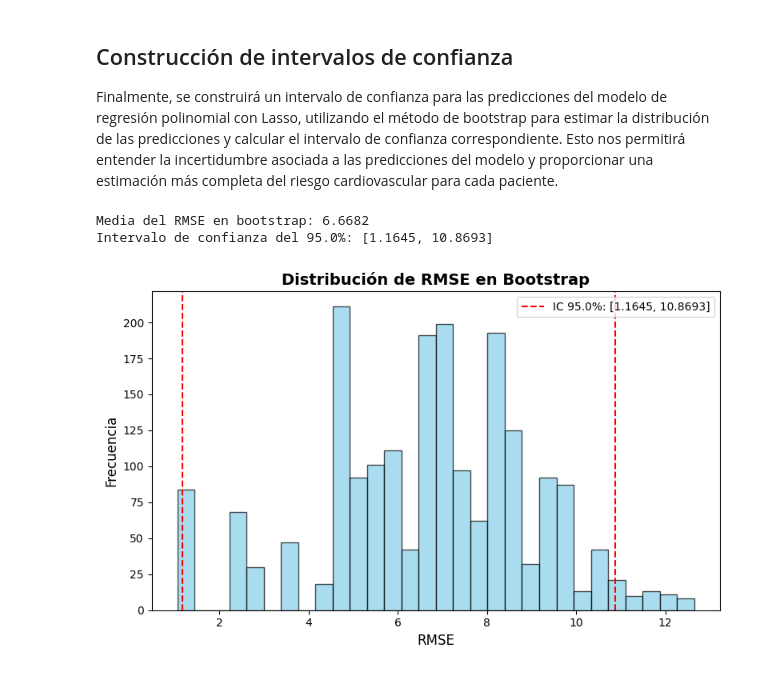
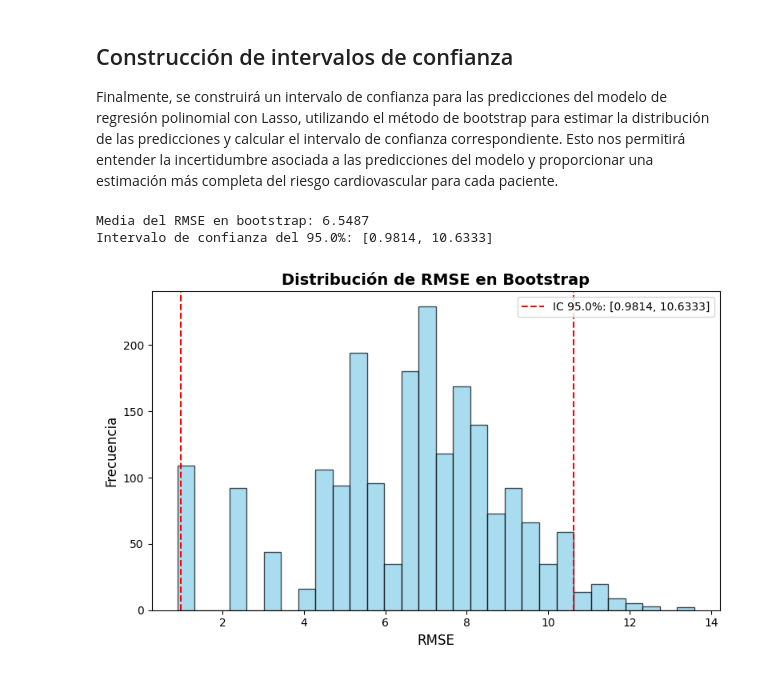
Before and after one commit to Sharik1516/Laboratorio2-ML, a Jupyter notebook: Diego/Laboratorio_2_ML.ipynb, the cells around one changed output. Saved outputs shown, nothing was run; the diff lists cells and outputs as text; code cells hidden in the pictures.

Commit message:
Bootstrappp

```diff
--- a/Diego/Laboratorio_2_ML.ipynb
+++ b/Diego/Laboratorio_2_ML.ipynb
@@ -183,16 +183,16 @@ fig, axes = plt.subplots(n_rows, n_cols, figsize=(16, n_rows * 4))
 axes = axes.flatten()
 
 # Crear scatter plot para cada variable numérica
-for idx, col in enumerate(numeric_cols):
-    axes[idx].scatter(datos_lab_1[col], datos_lab_1['CVD Risk Score'], alpha=0.6, s=30)
-    axes[idx].set_xlabel(col, fontsize=10)
-    axes[idx].set_ylabel('CVD Risk Score', fontsize=10)
-    axes[idx].set_title(f'{col} vs CVD Risk Score', fontsize=11, fontweight='bold')
-    axes[idx].grid(True, alpha=0.3)
+for i, col in enumerate(numeric_cols):
+    axes[i].scatter(datos_lab_1[col], datos_lab_1['CVD Risk Score'], alpha=0.6, s=30)
+    axes[i].set_xlabel(col, fontsize=10)
+    axes[i].set_ylabel('CVD Risk Score', fontsize=10)
+    axes[i].set_title(f'{col} vs CVD Risk Score', fontsize=11, fontweight='bold')
+    axes[i].grid(True, alpha=0.3)
 
 # Ocultar subplots vacíos
-for idx in range(len(numeric_cols), len(axes)):
-    axes[idx].set_visible(False)
+for i in range(len(numeric_cols), len(axes)):
+    axes[i].set_visible(False)
 
 plt.tight_layout()
 plt.savefig("correlaciones_cvd_risk_score.png", dpi=300)
@@ -1464,0 +1518,23 @@ coef_df
+# %%
+grid_search_params = {
+    "selector_modelo__numerico__scaler": [
+        StandardScaler(),
+        MinMaxScaler(),
+        RobustScaler()
+    ],
+    "modelo__alpha": np.arange(0.1, 10, 0.01)  # Valores de alpha desde 0.1 hasta 100 con paso de 0.01
+}
+
+gridsearch_lasso = GridSearchCV(
+    estimator=pipeline_lasso,
+    param_grid=grid_search_params,
+    cv=10,
+    scoring=scoring_metrics,
+    refit="RMSE",
+    n_jobs=-1,
+    verbose=2
+)
+
+gridsearch_lasso.fit(X_train.drop(columns=["CVD Risk Score"]), X_train["CVD Risk Score"])
+gridsearch_lasso.predict(X_test.drop(columns=["CVD Risk Score"]))
+pd.DataFrame(gridsearch_lasso.cv_results_).sort_values("rank_test_RMSE").head(10)
@@ -1618,38 +1837,39 @@ MAE de prueba: 1.6377
 Finalmente, se construirá un intervalo de confianza para las predicciones del modelo de regresión polinomial con Lasso, utilizando el método de bootstrap para estimar la distribución de las predicciones y calcular el intervalo de confianza correspondiente. Esto nos permitirá entender la incertidumbre asociada a las predicciones del modelo y proporcionar una estimación más completa del riesgo cardiovascular para cada paciente.
 # %%
 from sklearn.utils import resample
+from matplotlib import pyplot as plt
 n = 2000
 stats = []
 
 for i in range(n):
     X_resample, y_resample = resample(X_test.drop(columns=["CVD Risk Score"]), X_test["CVD Risk Score"], n_samples=len(X_test), replace=True)
 
-    pred = gridsearch.predict(X_resample)
+    pred = gridsearch_lasso.predict(X_resample)
     rmse = root_mean_squared_error(y_resample, pred)
     stats.append(rmse)
 
 alpha = 0.95
 p_lower = ((1 - alpha) / 2)*100
 p_upper = (alpha + ((1 - alpha) / 2))*100
 
 lower_bound = np.percentile(stats, p_lower)
 upper_bound = np.percentile(stats, p_upper)
 
 print(f"Media del RMSE en bootstrap: {np.mean(stats):.4f}")
 print(f"Intervalo de confianza del {alpha*100}%: [{lower_bound:.4f}, {upper_bound:.4f}]")
 
 fig, ax = plt.subplots(figsize=(8, 5))
 ax.hist(stats, bins=30, color="skyblue", edgecolor="black", alpha=0.7)
 plt.axvline(lower_bound, color="red", linestyle="--", label=f"IC {alpha*100}%: [{lower_bound:.4f}, {upper_bound:.4f}]")
 plt.axvline(upper_bound, color="red", linestyle="--")
 ax.set_xlabel("RMSE", fontsize=12)
 ax.set_ylabel("Frecuencia", fontsize=12)
 plt.title("Distribución de RMSE en Bootstrap", fontsize=14, fontweight="bold")
 plt.legend()
 plt.tight_layout()
 plt.savefig("bootstrap_rmse.png", dpi=300)
 plt.show()
 # %% [output]
-Media del RMSE en bootstrap: 6.6682
-Intervalo de confianza del 95.0%: [1.1645, 10.8693]
+Media del RMSE en bootstrap: 6.5487
+Intervalo de confianza del 95.0%: [0.9814, 10.6333]
-[figure, old version]
+[figure, new version]
```
Also changed, not shown: parts of 26 cells of this notebook, 1 other file.
